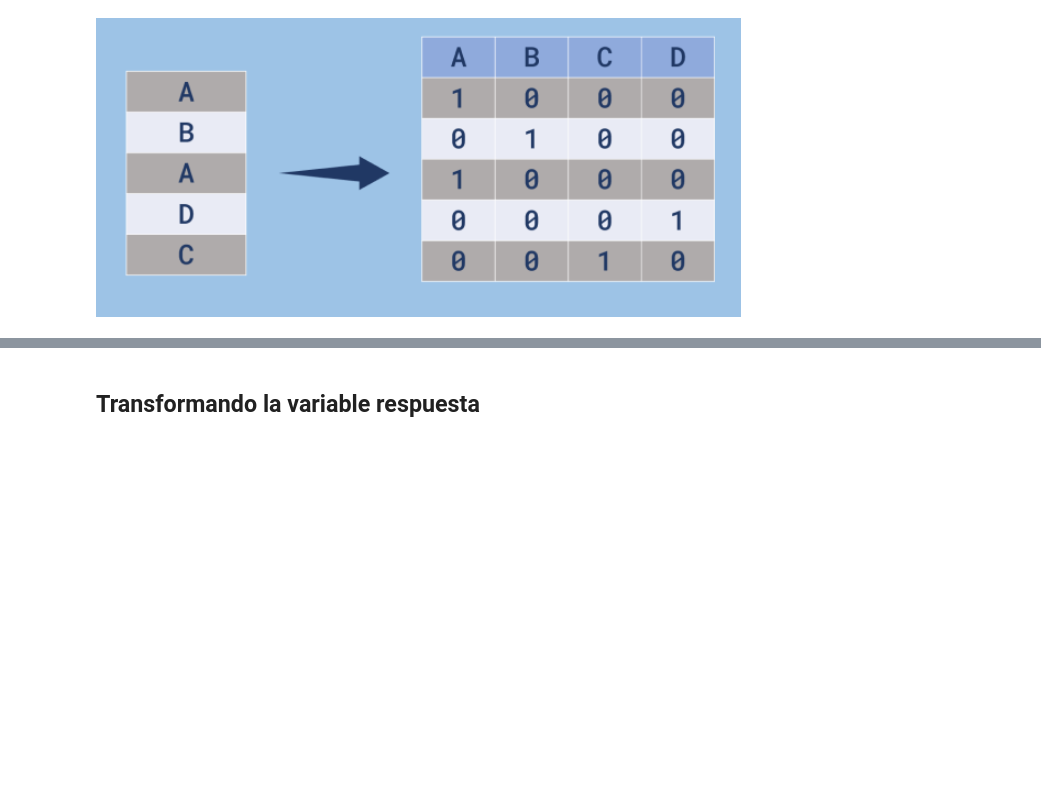
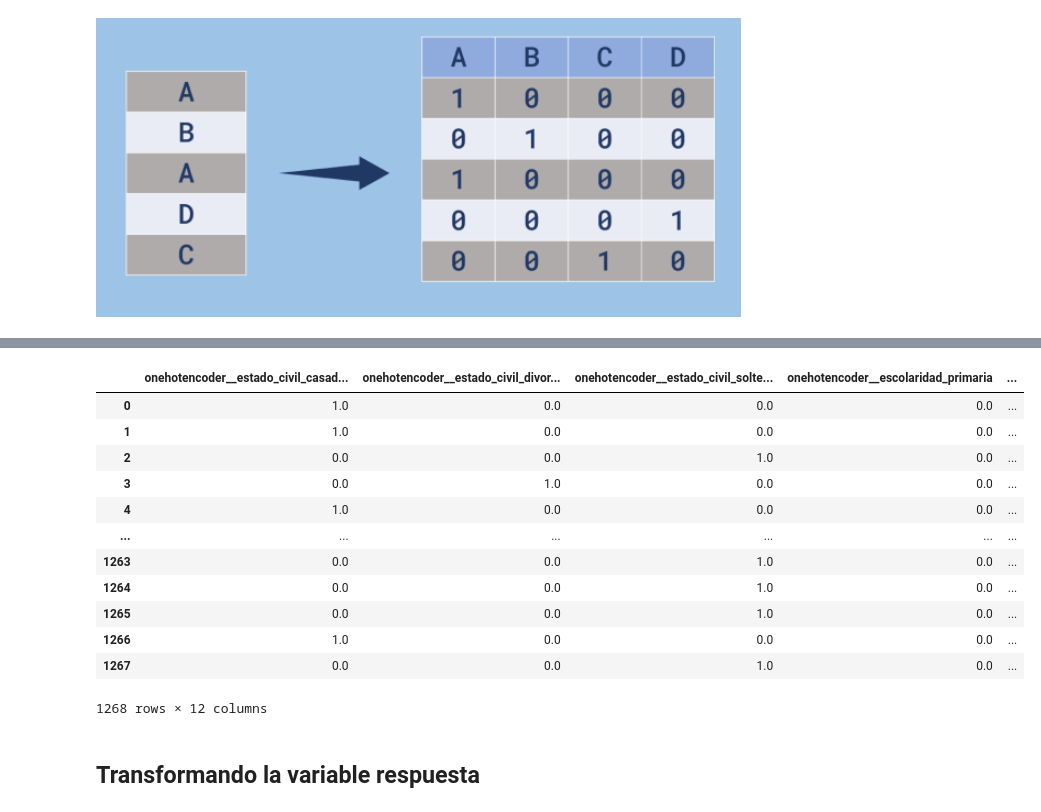
Before and after one commit to FlamInIFabrIzIo/2--curso-DS-Alura-latam, a Jupyter notebook: notebooks/Clasificacion_primeros_pasos.ipynb, the cells around one changed output, grey strips where cells are left out. Drawn from its saved outputs; the diff is of its cells as text; code cells hidden in the pictures; blank space fills up the shorter version.

```diff
--- a/notebooks/Clasificacion_primeros_pasos.ipynb
+++ b/notebooks/Clasificacion_primeros_pasos.ipynb
@@ -110,0 +167,10 @@ Los algoritmos de aprendizaje automático no comprenden datos en formato de text
+# %%
+columnas = X.columns
+# %%
+one_hot = make_column_transformer((OneHotEncoder(drop='if_binary'),
+                                   ['estado_civil', 'escolaridad', 'default', 'prestatario']),
+                                  remainder='passthrough',
+                                  sparse_threshold=0,
+                                  force_int_remainder_cols=False)
+# %%
+X = one_hot.fit_transform(X)
@@ -111,3 +189,19 @@ Los algoritmos de aprendizaje automático no comprenden datos en formato de text
+# %%
+pd.DataFrame(X,columns=one_hot.get_feature_names_out(columnas))
+# %% [output]
+|  | onehotencoder__estado_civil_casad... | onehotencoder__estado_civil_divor... | onehotencoder__estado_civil_solte... | onehotencoder__escolaridad_primaria | ... |
+| 0 | 1.0 | 0.0 | 0.0 | 0.0 | ... |
+| 1 | 1.0 | 0.0 | 0.0 | 0.0 | ... |
+| 2 | 0.0 | 0.0 | 1.0 | 0.0 | ... |
+| 3 | 0.0 | 1.0 | 0.0 | 0.0 | ... |
+| 4 | 1.0 | 0.0 | 0.0 | 0.0 | ... |
+| ... | ... | ... | ... | ... | ... |
+| 1263 | 0.0 | 0.0 | 1.0 | 0.0 | ... |
+| 1264 | 0.0 | 0.0 | 1.0 | 0.0 | ... |
+| 1265 | 0.0 | 0.0 | 1.0 | 0.0 | ... |
+| 1266 | 1.0 | 0.0 | 0.0 | 0.0 | ... |
+| 1267 | 0.0 | 0.0 | 1.0 | 0.0 | ... |
+1268 rows × 12 columns
 # %% [markdown]
 ## Transformando la variable respuesta
 # %% [markdown]
```
Also changed, not shown: parts of 10 cells of this notebook.
